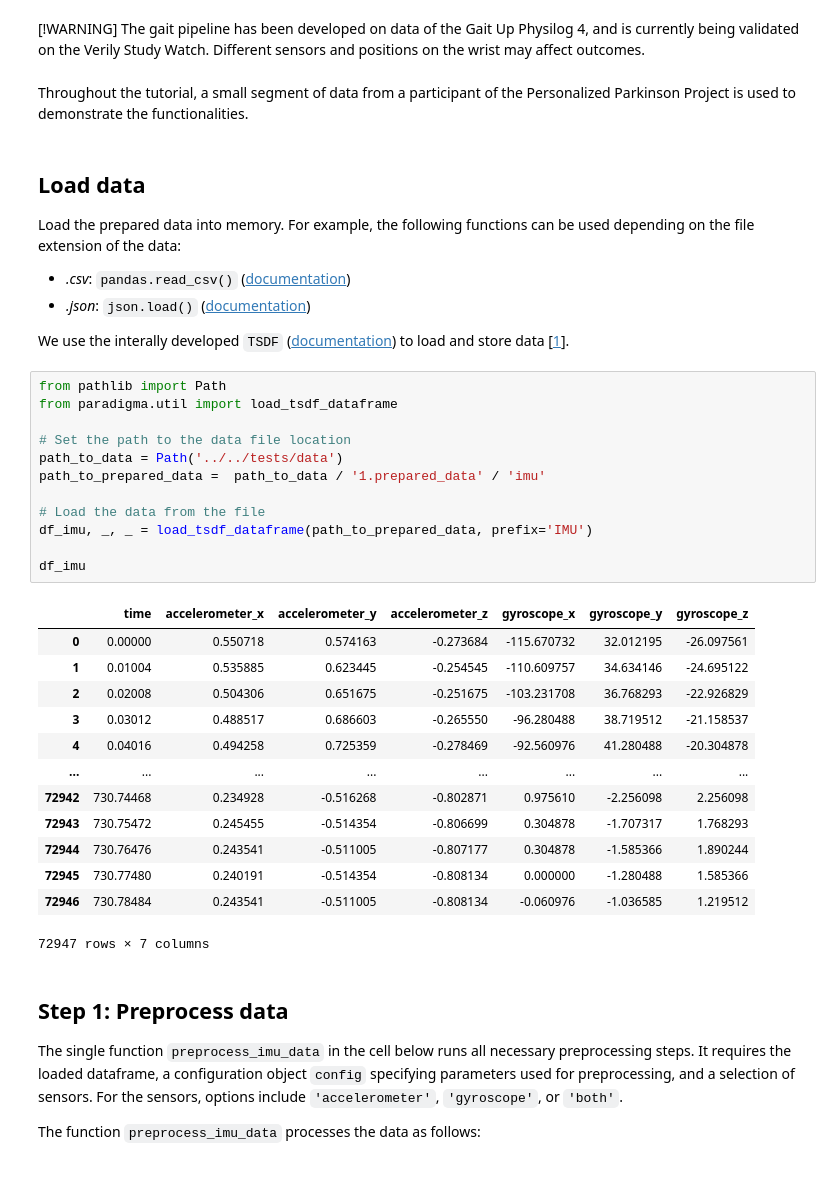
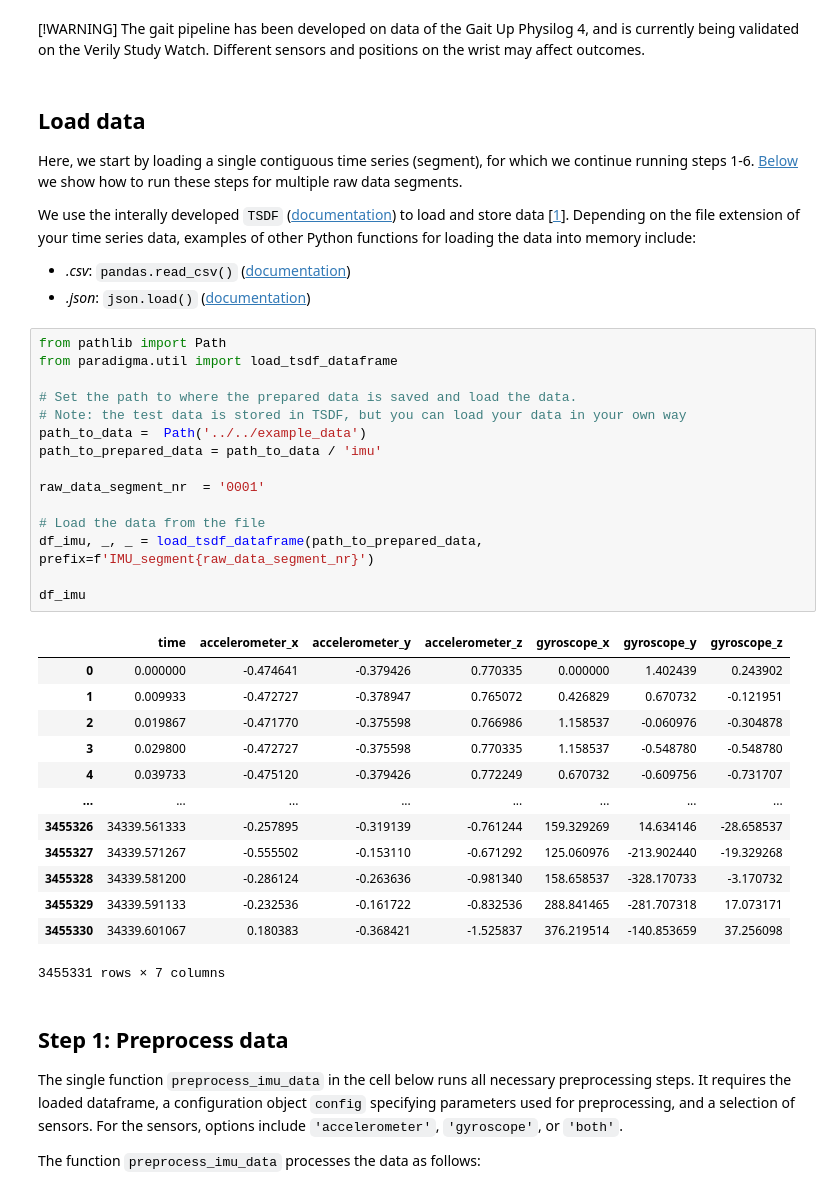
Before and after one commit to biomarkersParkinson/paradigma, a Jupyter notebook: docs/tutorials/gait_analysis.ipynb, the cells around one changed output. Cells and saved outputs as stored; diff of their text form.

Commit message:
update_tutorials

```diff
--- a/docs/tutorials/gait_analysis.ipynb
+++ b/docs/tutorials/gait_analysis.ipynb
@@ -15,40 +18,41 @@ Using only accelerometer data, the first three steps can be completed.
 # %% [markdown]
 [!WARNING] The gait pipeline has been developed on data of the Gait Up Physilog 4, and is currently being validated on the Verily Study Watch. Different sensors and positions on the wrist may affect outcomes.
-# %% [markdown]
-Throughout the tutorial, a small segment of data from a participant of the Personalized Parkinson Project is used to demonstrate the functionalities.
 # %% [markdown]
 ## Load data
-Load the prepared data into memory. For example, the following functions can be used depending on the file extension of the data:
+Here, we start by loading a single contiguous time series (segment), for which we continue running steps 1-6. [Below](#multiple_segments_cell) we show how to run these steps for multiple raw data segments.
+
+We use the interally developed `TSDF` ([documentation](https://biomarkersparkinson.github.io/tsdf/)) to load and store data [[1](https://arxiv.org/abs/2211.11294)]. Depending on the file extension of your time series data, examples of other Python functions for loading the data into memory include:
 - _.csv_: `pandas.read_csv()` ([documentation](https://pandas.pydata.org/pandas-docs/stable/reference/api/pandas.read_csv.html))
 - _.json_: `json.load()` ([documentation](https://docs.python.org/3/library/json.html#json.load))
-
-We use the interally developed `TSDF` ([documentation](https://biomarkersparkinson.github.io/tsdf/)) to load and store data [[1](https://arxiv.org/abs/2211.11294)].
 # %%
 from pathlib import Path
 from paradigma.util import load_tsdf_dataframe
 
-# Set the path to the data file location
-path_to_data = Path('../../tests/data')
-path_to_prepared_data =  path_to_data / '1.prepared_data' / 'imu'
+# Set the path to where the prepared data is saved and load the data.
+# Note: the test data is stored in TSDF, but you can load your data in your own way
+path_to_data =  Path('../../example_data')
+path_to_prepared_data = path_to_data / 'imu'
+
+raw_data_segment_nr  = '0001'
 
 # Load the data from the file
-df_imu, _, _ = load_tsdf_dataframe(path_to_prepared_data, prefix='IMU')
+df_imu, _, _ = load_tsdf_dataframe(path_to_prepared_data, prefix=f'IMU_segment{raw_data_segment_nr}')
 
 df_imu
 # %% [output]
 |  | time | accelerometer_x | accelerometer_y | accelerometer_z | gyroscope_x | gyroscope_y | gyroscope_z |
-| 0 | 0.00000 | 0.550718 | 0.574163 | -0.273684 | -115.670732 | 32.012195 | -26.097561 |
-| 1 | 0.01004 | 0.535885 | 0.623445 | -0.254545 | -110.609757 | 34.634146 | -24.695122 |
-| 2 | 0.02008 | 0.504306 | 0.651675 | -0.251675 | -103.231708 | 36.768293 | -22.926829 |
-| 3 | 0.03012 | 0.488517 | 0.686603 | -0.265550 | -96.280488 | 38.719512 | -21.158537 |
-| 4 | 0.04016 | 0.494258 | 0.725359 | -0.278469 | -92.560976 | 41.280488 | -20.304878 |
+| 0 | 0.000000 | -0.474641 | -0.379426 | 0.770335 | 0.000000 | 1.402439 | 0.243902 |
+| 1 | 0.009933 | -0.472727 | -0.378947 | 0.765072 | 0.426829 | 0.670732 | -0.121951 |
+| 2 | 0.019867 | -0.471770 | -0.375598 | 0.766986 | 1.158537 | -0.060976 | -0.304878 |
+| 3 | 0.029800 | -0.472727 | -0.375598 | 0.770335 | 1.158537 | -0.548780 | -0.548780 |
+| 4 | 0.039733 | -0.475120 | -0.379426 | 0.772249 | 0.670732 | -0.609756 | -0.731707 |
 | ... | ... | ... | ... | ... | ... | ... | ... |
-| 72942 | 730.74468 | 0.234928 | -0.516268 | -0.802871 | 0.975610 | -2.256098 | 2.256098 |
-| 72943 | 730.75472 | 0.245455 | -0.514354 | -0.806699 | 0.304878 | -1.707317 | 1.768293 |
-| 72944 | 730.76476 | 0.243541 | -0.511005 | -0.807177 | 0.304878 | -1.585366 | 1.890244 |
-| 72945 | 730.77480 | 0.240191 | -0.514354 | -0.808134 | 0.000000 | -1.280488 | 1.585366 |
-| 72946 | 730.78484 | 0.243541 | -0.511005 | -0.808134 | -0.060976 | -1.036585 | 1.219512 |
+| 3455326 | 34339.561333 | -0.257895 | -0.319139 | -0.761244 | 159.329269 | 14.634146 | -28.658537 |
+| 3455327 | 34339.571267 | -0.555502 | -0.153110 | -0.671292 | 125.060976 | -213.902440 | -19.329268 |
+| 3455328 | 34339.581200 | -0.286124 | -0.263636 | -0.981340 | 158.658537 | -328.170733 | -3.170732 |
+| 3455329 | 34339.591133 | -0.232536 | -0.161722 | -0.832536 | 288.841465 | -281.707318 | 17.073171 |
+| 3455330 | 34339.601067 | 0.180383 | -0.368421 | -1.525837 | 376.219514 | -140.853659 | 37.256098 |
-72947 rows × 7 columns
+3455331 rows × 7 columns
 # %% [markdown]
 ## Step 1: Preprocess data
 The single function `preprocess_imu_data` in the cell below runs all necessary preprocessing steps. It requires the loaded dataframe, a configuration object `config` specifying parameters used for preprocessing, and a selection of sensors. For the sensors, options include `'accelerometer'`, `'gyroscope'`, or `'both'`.
```
Also changed, not shown: parts of 16 cells of this notebook, 2 other files.
